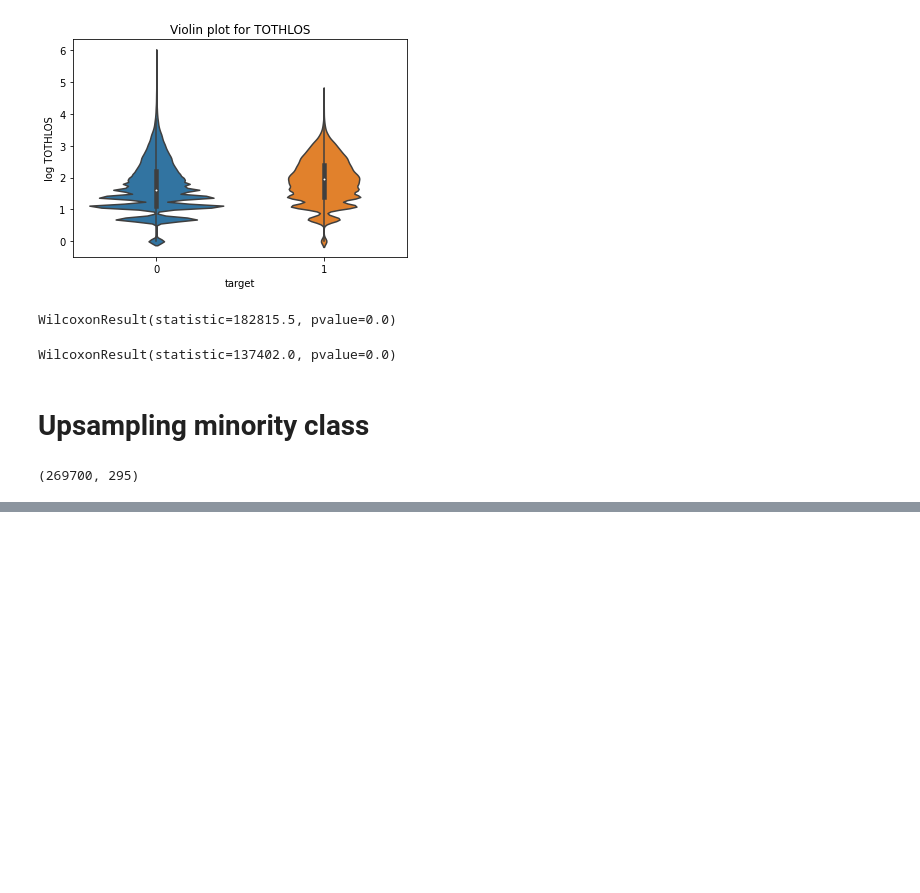
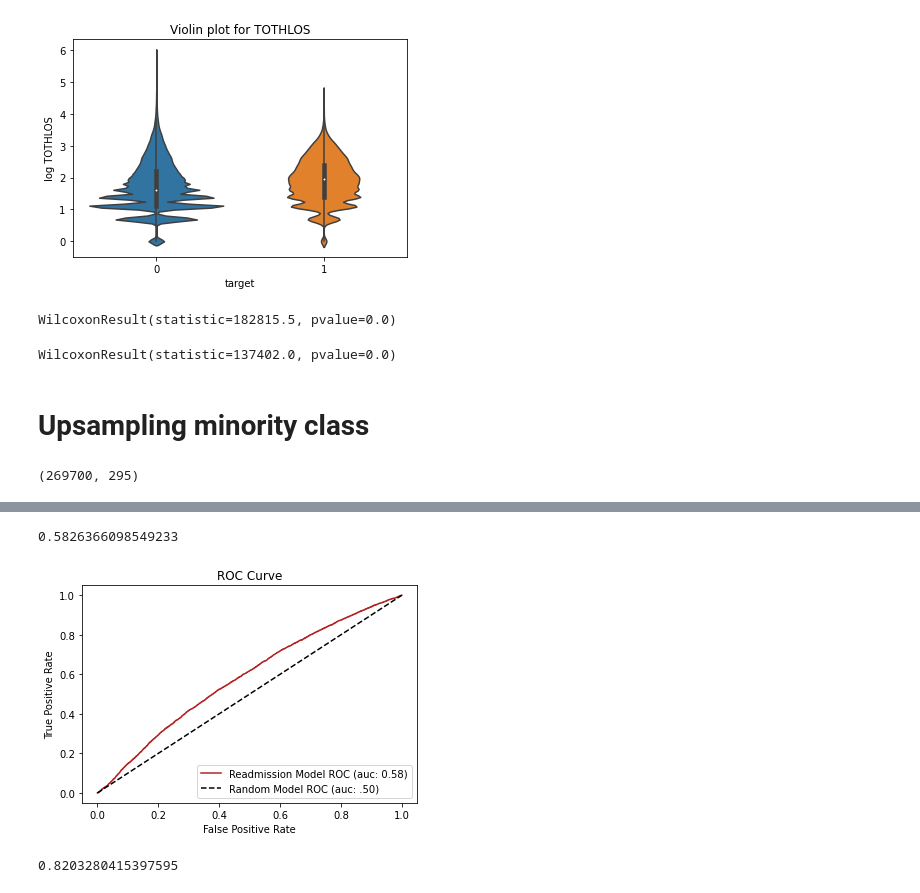
Before and after one commit to sjo302/Capstone, a Jupyter notebook: Notebooks/04_OHE_Baseline_Model.ipynb, the cells around one changed output, grey strips where cells are left out. Drawn from its saved outputs; the diff is of its cells as text; code cells hidden in the pictures; blank space fills up the shorter version.

```diff
--- a/Notebooks/04_OHE_Baseline_Model.ipynb
+++ b/Notebooks/04_OHE_Baseline_Model.ipynb
@@ -669,0 +711,14 @@ X_train_up.shape
+# %%
+lg = LogisticRegression(solver='liblinear')
+lg.fit(X_train, y_train)
+lg_ypred = lg.predict_proba(X_val)[:,1]
+# %%
+fpr_lg, tpr_lg, thresholds = roc_curve(y_val, lg_ypred)
+lg_roc_auc = auc(fpr_lg, tpr_lg)
+lg_roc_auc
+# %% [output]
+0.5826366098549233
+# %%
+plot_roc_curve(fpr_lg, tpr_lg, lg_roc_auc)
+# %% [output]
+[figure, added]
@@ -669,0 +728,6 @@ X_train_up.shape
+# %%
+fpr_lg_up, tpr_lg_up, thresholds = roc_curve(y_val, lg_ypred_up)
+roc_auc_lg_up = auc(fpr_lg_up, tpr_lg_up)
+roc_auc_lg_up
+# %% [output]
+0.8203280415397595
```
Also changed, not shown: parts of 19 cells of this notebook.
